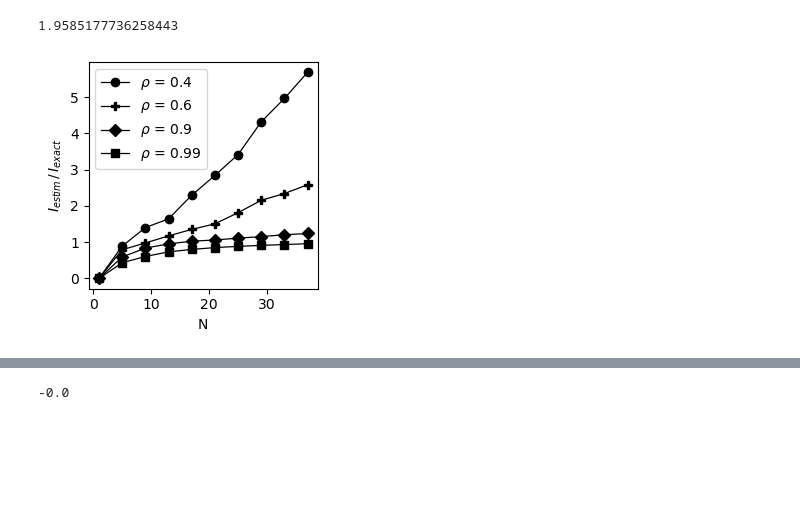
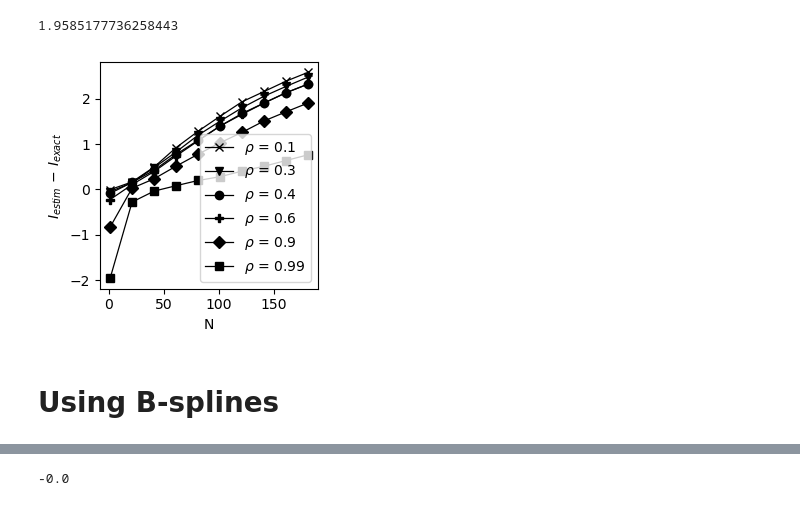
Before and after one commit to jonasbruhub/Analysis-of-Production-flow-systems-with-focus-on-industry, a Jupyter notebook: Simulations and code/MI estimation methods.ipynb, the cells around one changed output, grey strips where cells are left out. Drawn from its saved outputs; the diff is of its cells as text; code cells hidden in the pictures; blank space fills up the shorter version.

```diff
--- a/Simulations and code/MI estimation methods.ipynb
+++ b/Simulations and code/MI estimation methods.ipynb
@@ -125,14 +124,14 @@ fig = plt.figure(figsize=(3,3))
 
 
 
-n_mesh_list = range(1,40,4)
-# n_mesh_list = range(1,200,20)
+# n_mesh_list = range(1,40,4)
+n_mesh_list = range(1,200,20)
 
 rho_list = [0.1, 0.3, 0.4, 0.6, 0.9, 0.99]
 
 for idx_rho, rho in tqdm(enumerate(rho_list)):
-    if idx_rho < 2:
-        continue
+    # if idx_rho < 2:
+    #     continue
 
     I_true = -0.5*np.log(1-rho**2)
 
@@ -148,35 +147,41 @@ for idx_rho, rho in tqdm(enumerate(rho_list)):
         Deltas = np.diff(hist[1]) * np.diff(hist[2])[:,None]
         f0 = densities.sum(axis = 0)
         f1 = densities.sum(axis = 1)
         d0 = np.diff(hist[1])
         d1 = np.diff(hist[2])
 
         # Using entropy to calculate MI
         res = (densities * np.nan_to_num(np.log(densities / Deltas))).sum() - (f0*np.log(f0 / d0)).sum() - (f1*np.log(f1/d1) ).sum()
         res_list[idx] = res
 
 
-    plt.plot(n_mesh_list,res_list / I_true, label=r"$\rho$" + f" = {rho}", marker = marker_list[idx_rho], color="black", linewidth = 0.9)
+    plt.plot(n_mesh_list,res_list - I_true, label=r"$\rho$" + f" = {rho}", marker = marker_list[idx_rho], color="black", linewidth = 0.9)
     # plt.axhline(y = -0.5*np.log(1-rho**2), color = "r")
 
 plt.xlabel("N")
-plt.ylabel(r"$I_{estim}\, /\, I_{exact}$")
+# plt.ylabel(r"$I_{estim}\, /\, I_{exact}$")
+plt.ylabel(r"$I_{estim}\, -\, I_{exact}$")
 plt.legend();
 plt.tight_layout()
 
 
 
 # gaussian example original all
 # gaussian example original zoom
 # gaussian example original high corr
 # plt.savefig(graphics_path + "/gaussian example original high corr.pdf", bbox_inches='tight')
 # plt.savefig(graphics_path + "/gaussian example original high corr", bbox_inches='tight')
 
-# plt.savefig(graphics_path + "/gaussian example original all.pdf", bbox_inches='tight')
-# plt.savefig(graphics_path + "/gaussian example original all", bbox_inches='tight')
+# plt.savefig(graphics_path + "/gaussian example original all - error.pdf", bbox_inches='tight')
+# plt.savefig(graphics_path + "/gaussian example original all - error", bbox_inches='tight')
+
+# plt.savefig(graphics_path + "/gaussian example original all extended - error.pdf", bbox_inches='tight')
+# plt.savefig(graphics_path + "/gaussian example original all extended - error", bbox_inches='tight')
 
 
 # plt.savefig(graphics_path + "/gaussian example original zoom.pdf", bbox_inches='tight')
 # plt.savefig(graphics_path + "/gaussian example original zoom", bbox_inches='tight')
 # %% [output]
-[figure, old version]
+[figure, new version]
+# %% [markdown]
+# Using B-splines
```
Also changed, not shown: parts of 11 cells of this notebook, 30 other files.
